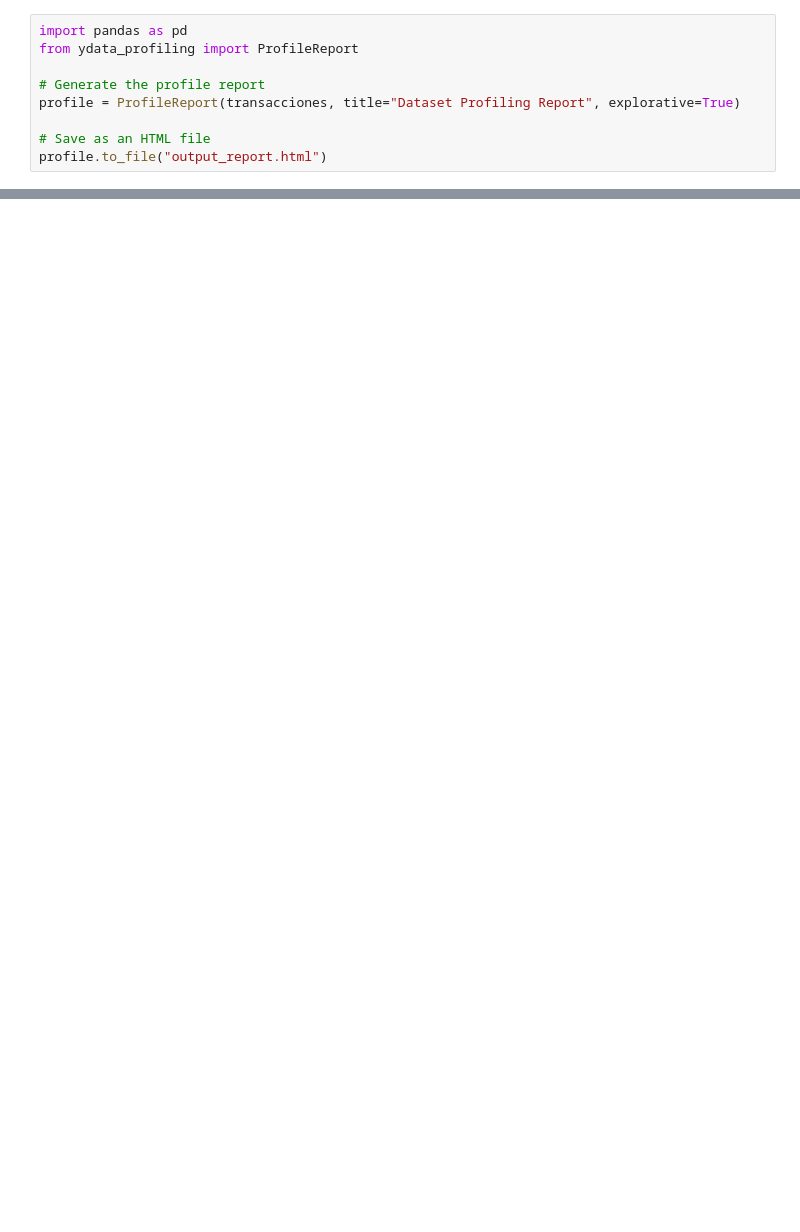
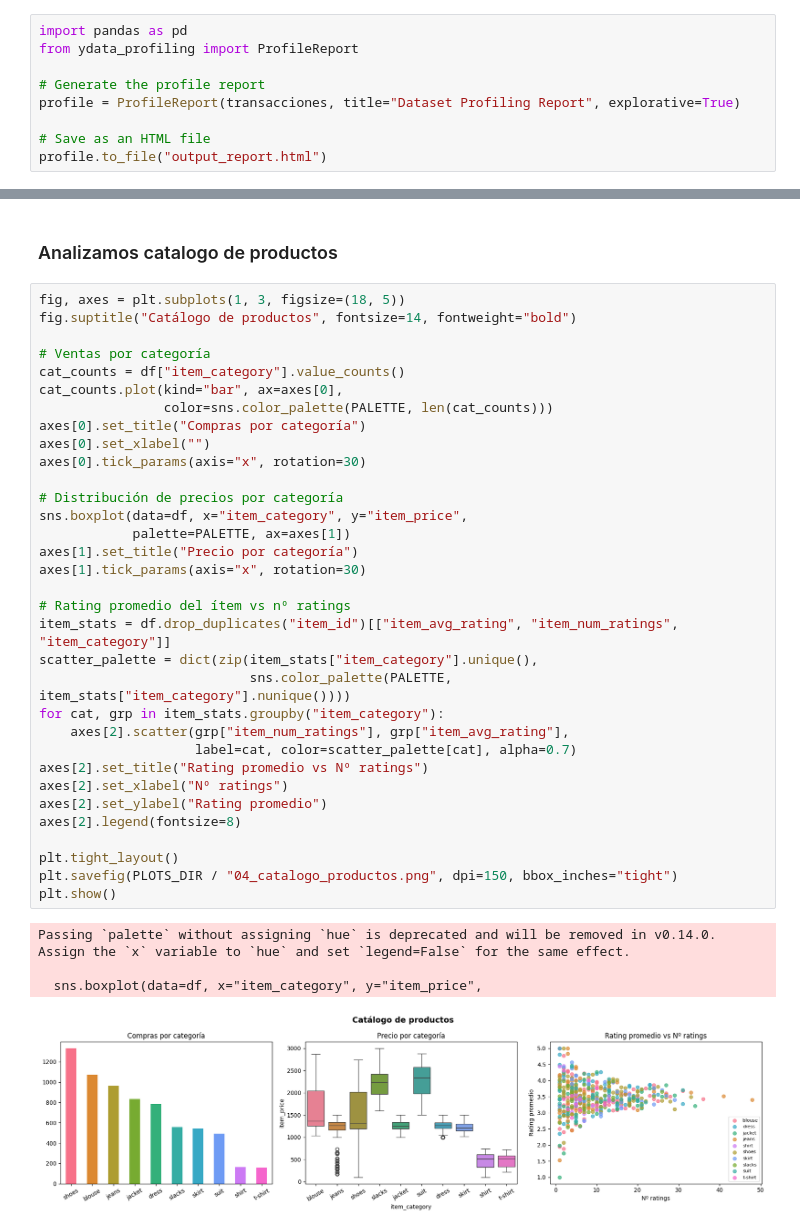
Before and after one commit to Jessebnda/ml26_01_JJJ, a Jupyter notebook: src/ml26/PF2/eda.ipynb, the cells around one changed output, grey strips where cells are left out. Cells and saved outputs as stored; diff of their text form; blank space fills up the shorter version.

```diff
--- a/src/ml26/PF2/eda.ipynb
+++ b/src/ml26/PF2/eda.ipynb
@@ -85,0 +189,40 @@ profile.to_file("output_report.html")
+# %% [markdown]
+### Analizamos catalogo de productos
+# %%
+fig, axes = plt.subplots(1, 3, figsize=(18, 5))
+fig.suptitle("Catálogo de productos", fontsize=14, fontweight="bold")
+
+# Ventas por categoría
+cat_counts = df["item_category"].value_counts()
+cat_counts.plot(kind="bar", ax=axes[0],
+                color=sns.color_palette(PALETTE, len(cat_counts)))
+axes[0].set_title("Compras por categoría")
+axes[0].set_xlabel("")
+axes[0].tick_params(axis="x", rotation=30)
+
+# Distribución de precios por categoría
+sns.boxplot(data=df, x="item_category", y="item_price",
+            palette=PALETTE, ax=axes[1])
+axes[1].set_title("Precio por categoría")
+axes[1].tick_params(axis="x", rotation=30)
+
+# Rating promedio del ítem vs nº ratings
+item_stats = df.drop_duplicates("item_id")[["item_avg_rating", "item_num_ratings", "item_category"]]
+scatter_palette = dict(zip(item_stats["item_category"].unique(),
+                           sns.color_palette(PALETTE, item_stats["item_category"].nunique())))
+for cat, grp in item_stats.groupby("item_category"):
+    axes[2].scatter(grp["item_num_ratings"], grp["item_avg_rating"],
+                    label=cat, color=scatter_palette[cat], alpha=0.7)
+axes[2].set_title("Rating promedio vs Nº ratings")
+axes[2].set_xlabel("Nº ratings")
+axes[2].set_ylabel("Rating promedio")
+axes[2].legend(fontsize=8)
+
+plt.tight_layout()
+plt.savefig(PLOTS_DIR / "04_catalogo_productos.png", dpi=150, bbox_inches="tight")
+plt.show()
+# %% [output]
+Passing `palette` without assigning `hue` is deprecated and will be removed in v0.14.0. Assign the `x` variable to `hue` and set `legend=False` for the same effect.
+
+  sns.boxplot(data=df, x="item_category", y="item_price",
+[figure, added]
```
Also changed, not shown: parts of 12 cells of this notebook.
